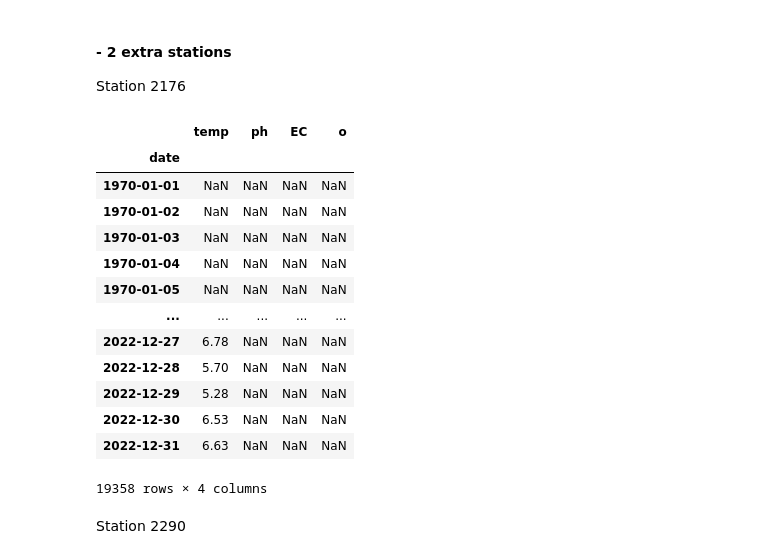
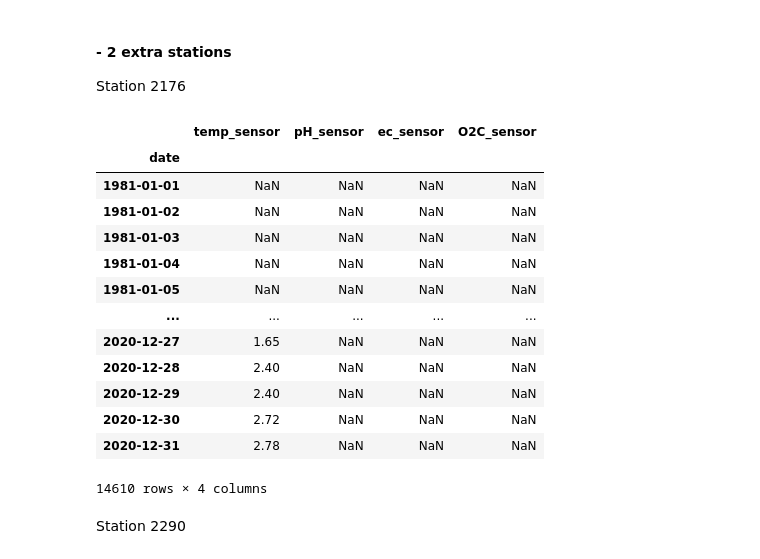
Before and after one commit to thiagovmdon/camels-ch-chem-paper, a Jupyter notebook: code/02_CAMELS_CH_CHEM_BAFU_DAILY.ipynb, the cells around one changed output. Saved outputs shown, nothing was run; the diff lists cells and outputs as text; code cells hidden in the pictures.

```diff
--- a/code/02_CAMELS_CH_CHEM_BAFU_DAILY.ipynb
+++ b/code/02_CAMELS_CH_CHEM_BAFU_DAILY.ipynb
@@ -56,7 +56,7 @@ warnings.filterwarnings("ignore")
 * #### The users should NOT change anything in the code below here.
 # %%
 # Non-editable variables:
-PATH_OUTPUT = "results/timeseries/"
+PATH_OUTPUT = r"results\stream_water_chemistry\timeseries"
 
 # Set the directory:
 os.chdir(PATH)
@@ -325,48 +310,48 @@ Station 2176
 # %%
 namestation = "2176"
 
 columns_names = ["temperature(°C)", "pH(-)", "electric_cond(µS/cm)", "oxygen_conc(mg/l)"]
 hourly_timeseries = pd.DataFrame(index = pd.date_range('01-01-1970','12-31-2022', freq='H'), columns=columns_names)
 
 path_2176 = 'data\Kanton ZH\S2176\S2176_Wassertemperatur _Stundenmittel.txt'
 network_2176 = pd.read_csv(path_2176, skiprows=2, delimiter = "\t", encoding='latin-1')
 network_2176["date"] = network_2176["Datum"] + " "  + network_2176["Zeit"]
 network_2176["date"] = pd.to_datetime(network_2176["date"], format='%d.%m.%Y %H:%M:%S')
 network_2176.set_index("date", inplace = True)
 network_2176 = network_2176[["Messwert"]]
 hourly_timeseries["temperature(°C)"] = network_2176["Messwert"]
 
 hourly_timeseries.index.name = "date"
 
 # Resample to daily data
 daily_timeseries = hourly_timeseries.resample('D').mean()
 
 # As it only has nans, we fill it otherwise it would not be exported
 daily_timeseries[["pH(-)", "electric_cond(µS/cm)", "oxygen_conc(mg/l)"]] = np.nan
 
 daily_timeseries = daily_timeseries.round(2)
 
 # Rename the names of the columns
-daily_timeseries.columns = ["temp", "ph", "EC", "o"]
+daily_timeseries.columns = ["temp_sensor", "pH_sensor", "ec_sensor", "O2C_sensor"]
+daily_timeseries = daily_timeseries.loc["1981":"2020"]
 
-daily_timeseries.to_csv(PATH_OUTPUT + "/daily/CAMELS_CH_Chem_daily_"+namestation+".csv", encoding='latin')
-
+daily_timeseries.to_csv(PATH_OUTPUT + "\\daily\CAMELS_CH_Chem_daily_"+namestation+".csv", encoding='latin')
 daily_timeseries
 # %% [output]
-|  | temp | ph | EC | o |
+|  | temp_sensor | pH_sensor | ec_sensor | O2C_sensor |
 | date |  |  |  |  |
-| 1970-01-01 | NaN | NaN | NaN | NaN |
-| 1970-01-02 | NaN | NaN | NaN | NaN |
-| 1970-01-03 | NaN | NaN | NaN | NaN |
-| 1970-01-04 | NaN | NaN | NaN | NaN |
-| 1970-01-05 | NaN | NaN | NaN | NaN |
+| 1981-01-01 | NaN | NaN | NaN | NaN |
+| 1981-01-02 | NaN | NaN | NaN | NaN |
+| 1981-01-03 | NaN | NaN | NaN | NaN |
+| 1981-01-04 | NaN | NaN | NaN | NaN |
+| 1981-01-05 | NaN | NaN | NaN | NaN |
 | ... | ... | ... | ... | ... |
-| 2022-12-27 | 6.78 | NaN | NaN | NaN |
-| 2022-12-28 | 5.70 | NaN | NaN | NaN |
-| 2022-12-29 | 5.28 | NaN | NaN | NaN |
-| 2022-12-30 | 6.53 | NaN | NaN | NaN |
-| 2022-12-31 | 6.63 | NaN | NaN | NaN |
+| 2020-12-27 | 1.65 | NaN | NaN | NaN |
+| 2020-12-28 | 2.40 | NaN | NaN | NaN |
+| 2020-12-29 | 2.40 | NaN | NaN | NaN |
+| 2020-12-30 | 2.72 | NaN | NaN | NaN |
+| 2020-12-31 | 2.78 | NaN | NaN | NaN |
-19358 rows × 4 columns
+14610 rows × 4 columns
 # %% [markdown]
 Station 2290
 # %%
```
Also changed, not shown: parts of 10 cells of this notebook, 13 other files.
